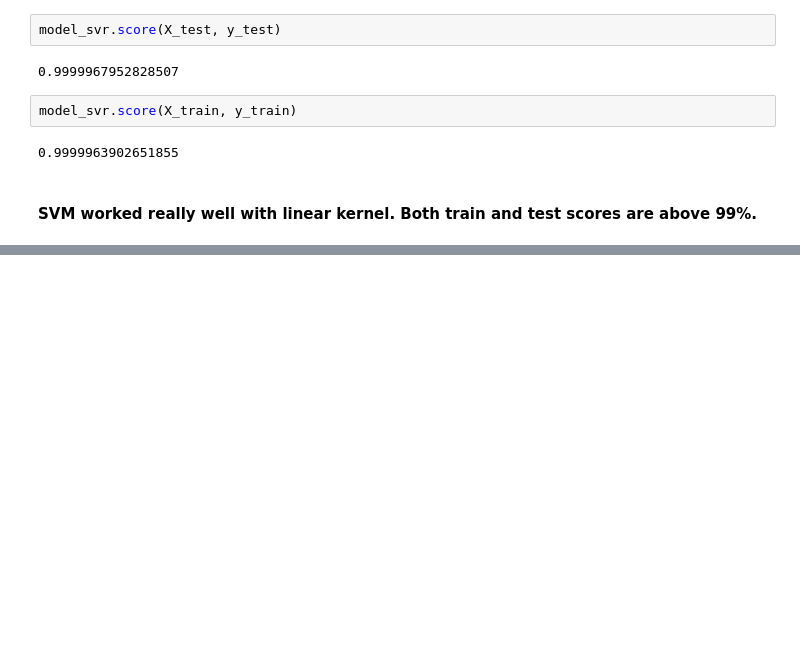
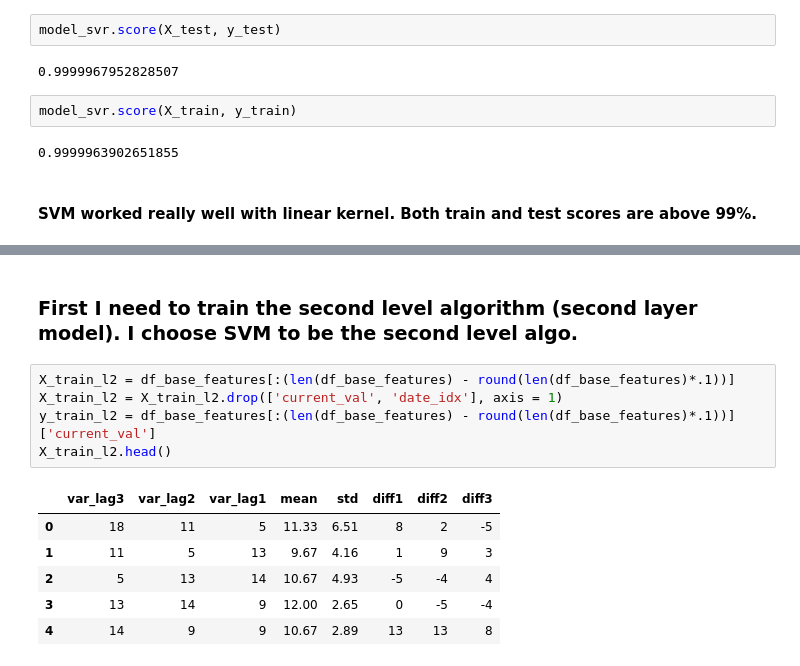
Before and after one commit to ErfanEbrahimiBazaz/web_traffic_prediction, a Jupyter notebook: 4-multivariate_tsa.ipynb, the cells around one changed output, grey strips where cells are left out. Saved outputs shown, nothing was run; the diff lists cells and outputs as text; blank space fills up the shorter version.

```diff
--- a/4-multivariate_tsa.ipynb
+++ b/4-multivariate_tsa.ipynb
@@ -1365,0 +1432,14 @@ model_svr.score(X_train, y_train)
+# %% [markdown]
+### First I need to train the second level algorithm (second layer model). I choose SVM to be the second level algo.
+# %%
+X_train_l2 = df_base_features[:(len(df_base_features) - round(len(df_base_features)*.1))]
+X_train_l2 = X_train_l2.drop(['current_val', 'date_idx'], axis = 1)
+y_train_l2 = df_base_features[:(len(df_base_features) - round(len(df_base_features)*.1))]['current_val']
+X_train_l2.head()
+# %% [output]
+|  | var_lag3 | var_lag2 | var_lag1 | mean | std | diff1 | diff2 | diff3 |
+| 0 | 18 | 11 | 5 | 11.33 | 6.51 | 8 | 2 | -5 |
+| 1 | 11 | 5 | 13 | 9.67 | 4.16 | 1 | 9 | 3 |
+| 2 | 5 | 13 | 14 | 10.67 | 4.93 | -5 | -4 | 4 |
+| 3 | 13 | 14 | 9 | 12.00 | 2.65 | 0 | -5 | -4 |
+| 4 | 14 | 9 | 9 | 10.67 | 2.89 | 13 | 13 | 8 |
```
Also changed, not shown: parts of 35 cells of this notebook.
